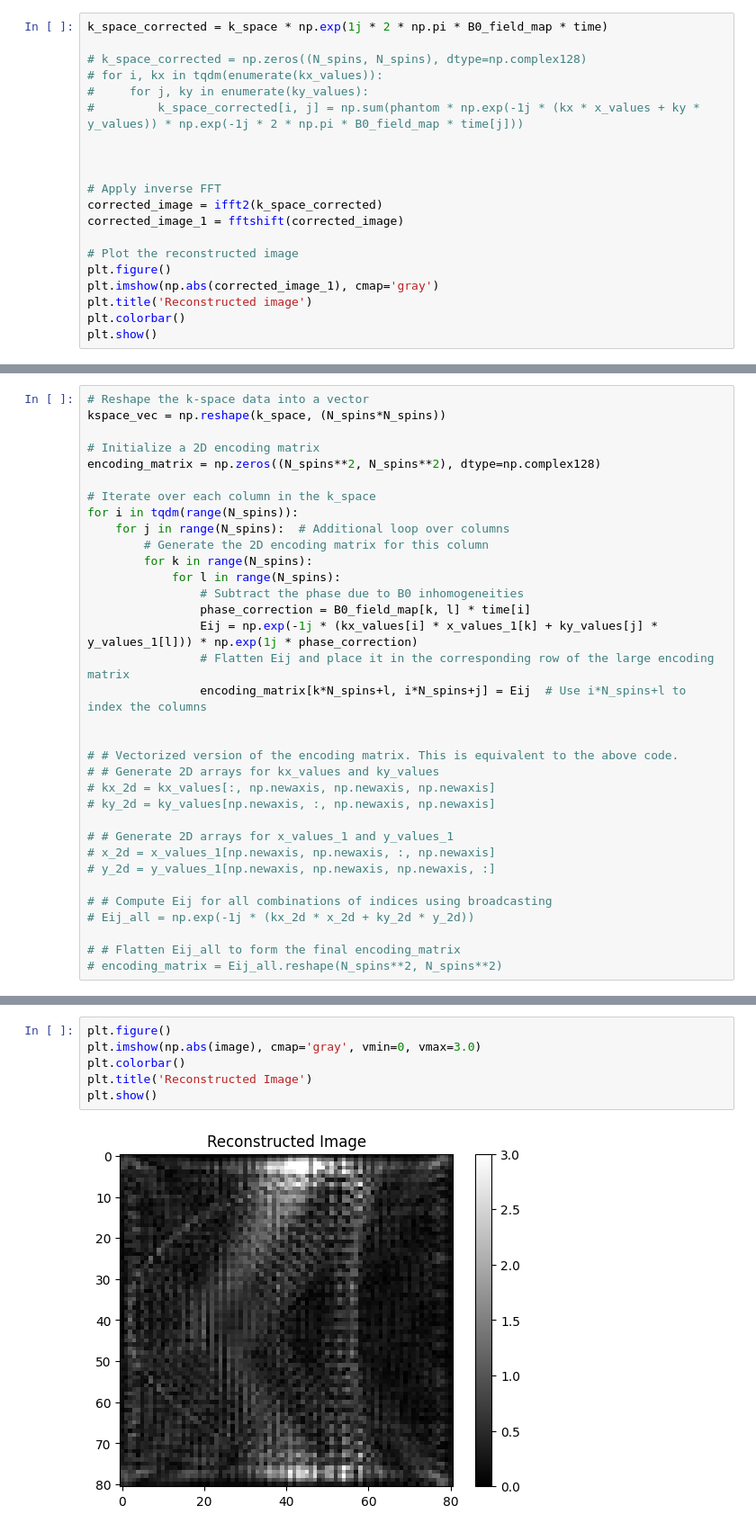
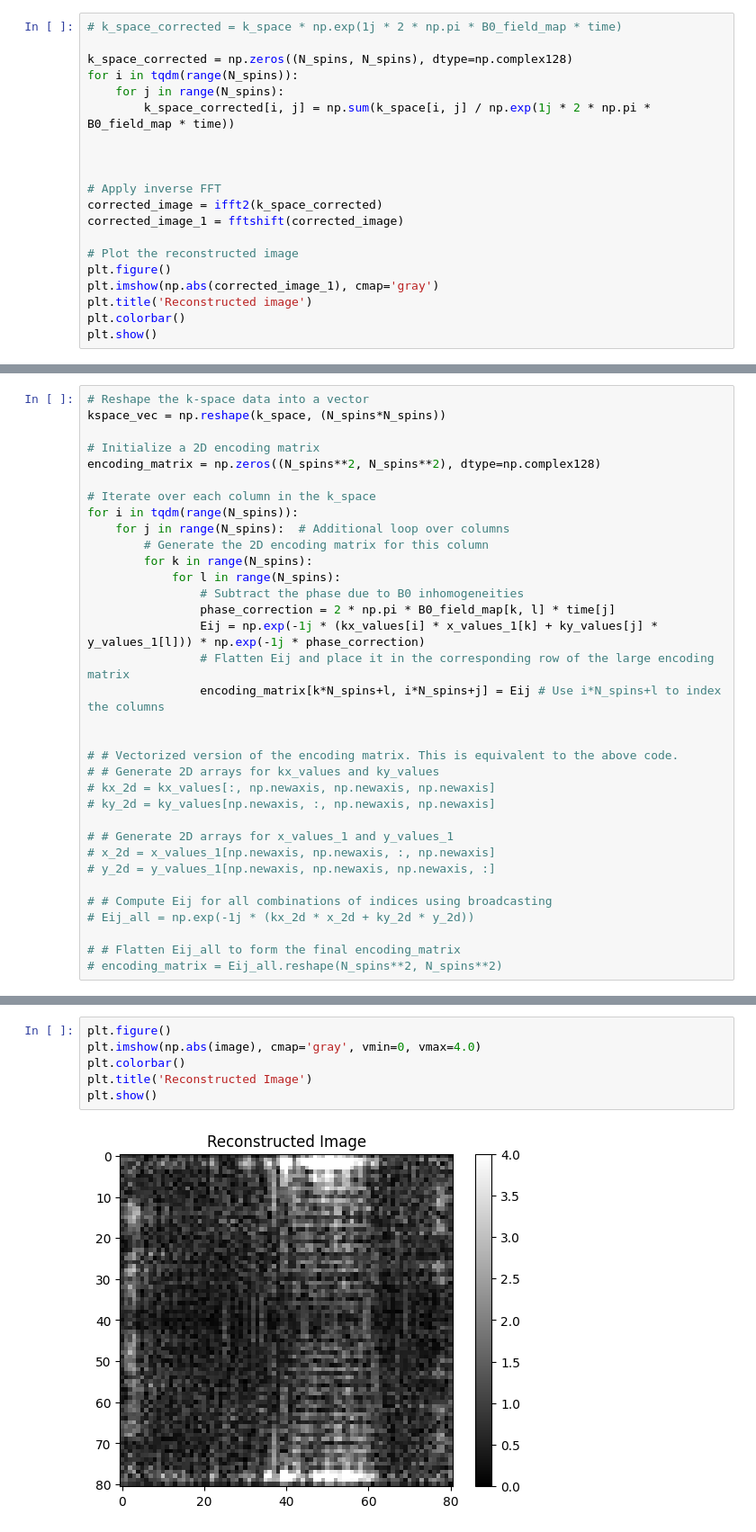
Before and after one commit to MaxStrey/Martinos_MR, a Jupyter notebook: Martinos_project/phantom_generation/phantom_7.ipynb, the cells around one changed output, grey strips where cells are left out. Shown at 90% size. Cells and saved outputs as stored; diff of their text form.

Commit message:
Redid the encoding matrix

```diff
--- a/Martinos_project/phantom_generation/phantom_7.ipynb
+++ b/Martinos_project/phantom_generation/phantom_7.ipynb
@@ -113,12 +113,12 @@ plt.show()
 [figure]
 [figure]
 # %%
-k_space_corrected = k_space * np.exp(1j * 2 * np.pi * B0_field_map * time)
+# k_space_corrected = k_space * np.exp(1j * 2 * np.pi * B0_field_map * time)
 
-# k_space_corrected = np.zeros((N_spins, N_spins), dtype=np.complex128)
-# for i, kx in tqdm(enumerate(kx_values)):
-#     for j, ky in enumerate(ky_values):
-#         k_space_corrected[i, j] = np.sum(phantom * np.exp(-1j * (kx * x_values + ky * y_values)) * np.exp(-1j * 2 * np.pi * B0_field_map * time[j]))
+k_space_corrected = np.zeros((N_spins, N_spins), dtype=np.complex128)
+for i in tqdm(range(N_spins)):
+    for j in range(N_spins):
+        k_space_corrected[i, j] = np.sum(k_space[i, j] / np.exp(1j * 2 * np.pi * B0_field_map * time))
 
 
 
@@ -179,10 +179,10 @@ for i in tqdm(range(N_spins)):
         for k in range(N_spins):
             for l in range(N_spins):
                 # Subtract the phase due to B0 inhomogeneities
-                phase_correction = B0_field_map[k, l] * time[i]
-                Eij = np.exp(-1j * (kx_values[i] * x_values_1[k] + ky_values[j] * y_values_1[l])) * np.exp(1j * phase_correction)
+                phase_correction = 2 * np.pi * B0_field_map[k, l] * time[j]
+                Eij = np.exp(-1j * (kx_values[i] * x_values_1[k] + ky_values[j] * y_values_1[l])) * np.exp(-1j * phase_correction)
                 # Flatten Eij and place it in the corresponding row of the large encoding matrix
-                encoding_matrix[k*N_spins+l, i*N_spins+j] = Eij  # Use i*N_spins+l to index the columns
+                encoding_matrix[k*N_spins+l, i*N_spins+j] = Eij # Use i*N_spins+l to index the columns
 
 
 # # Vectorized version of the encoding matrix. This is equivalent to the above code.
@@ -223,8 +225,8 @@ itn   =     200   r2norm = 1.2e+02   acond = 2.0e+03   xnorm  = 5.3e+01
 # %%
 plt.figure()
-plt.imshow(np.abs(image), cmap='gray', vmin=0, vmax=3.0)
+plt.imshow(np.abs(image), cmap='gray', vmin=0, vmax=4.0)
 plt.colorbar()
 plt.title('Reconstructed Image')
 plt.show()
 # %% [output]
-[figure, old version]
+[figure, new version]
```
Also changed, not shown: parts of 4 cells of this notebook.
